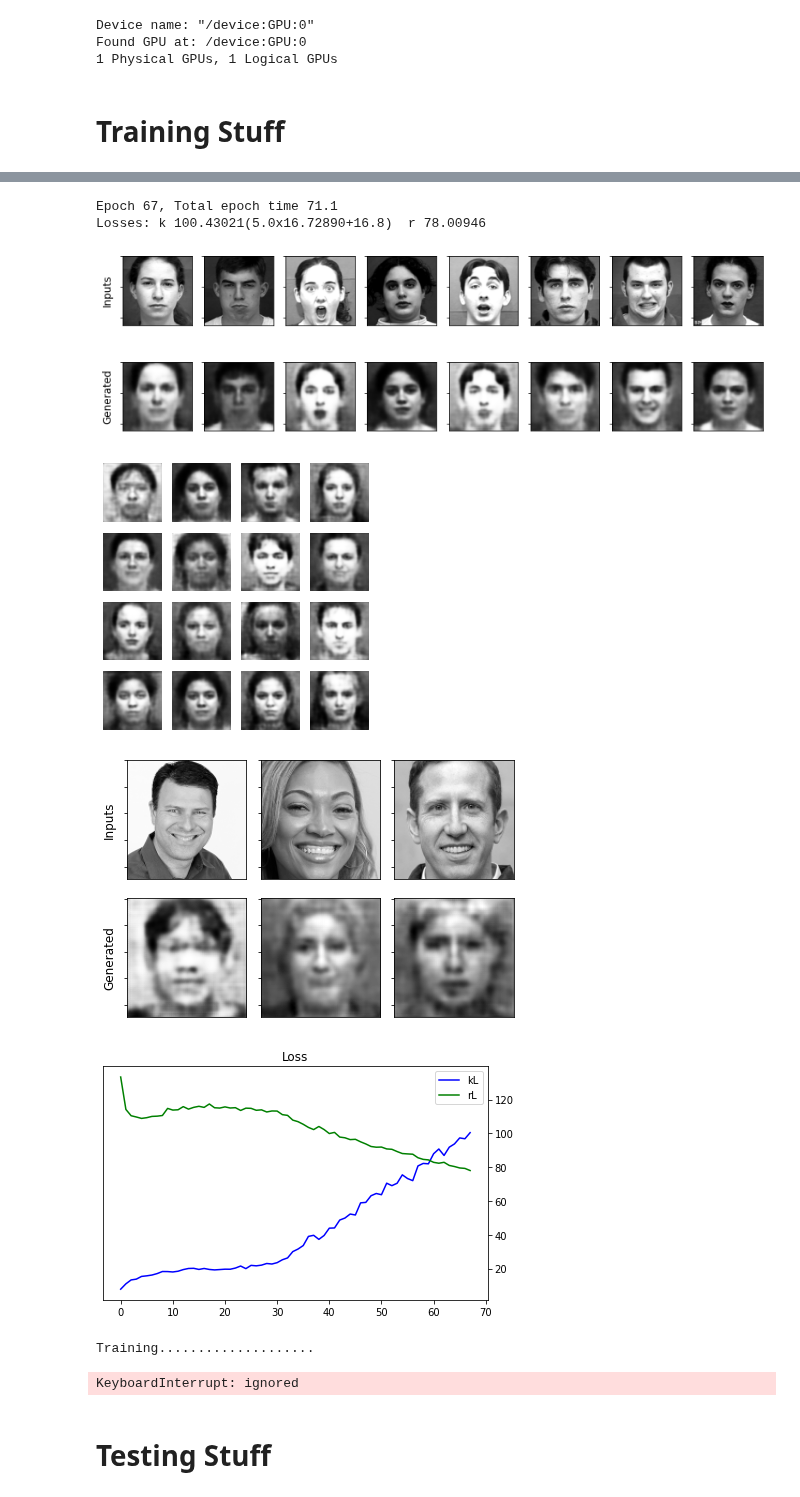
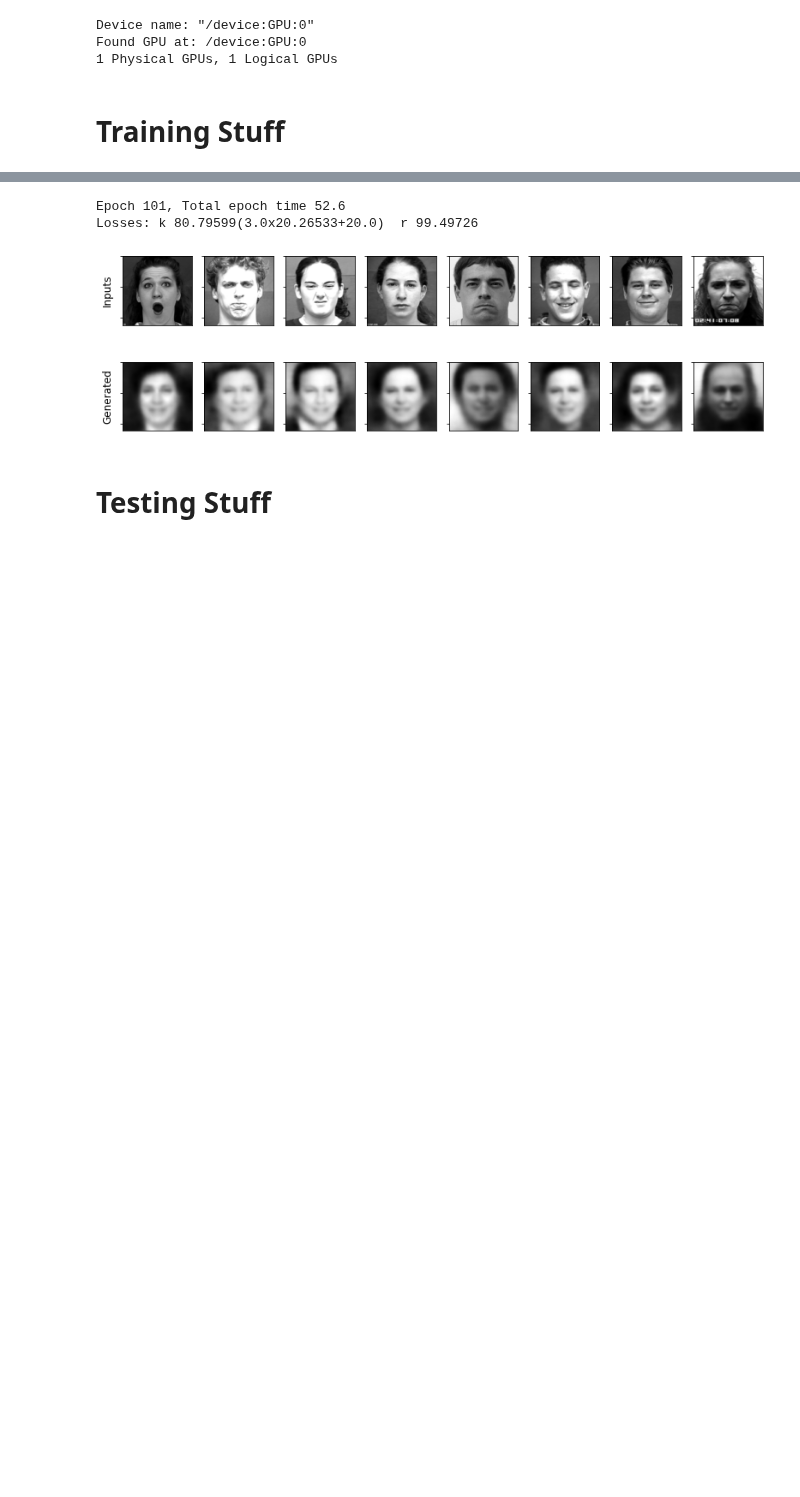
Before and after one commit to willtc111/StoicNet, a Jupyter notebook: Trainer.ipynb, the cells around one changed output, grey strips where cells are left out. Drawn from its saved outputs; the diff is of its cells as text; code cells hidden in the pictures; blank space fills up the shorter version.

```diff
--- a/Trainer.ipynb
+++ b/Trainer.ipynb
@@ -272,11 +293,11 @@ def compute_ALL_loss(enc, dec, x_neutral, x_express, x_other):
 
     return divergenceLoss, reconstructionLoss
 # %%
-epochs = 100
+epochs = 150
 num_examples_to_generate = 16
 
 random_vector_for_generation = tf.random.normal(shape=[num_examples_to_generate, latent_dim])
-random_images_for_generation = [image_features['imageExpressive'] for image_features in parsed_test.take(1)][0][0:num_examples_to_generate]
+random_images_for_generation = [image_features['imageExpressive'] for image_features in parsed_CK_test.take(1)][0][0:num_examples_to_generate]
 
 encoder = Encoder(latent_dim)
 decoder = Decoder(latent_dim)
@@ -424,10 +445,10 @@ def display_feature_changes():
 # %% [markdown]
 # Training Stuff
 # %%
-FRESH = True
+FRESH = False
 if not FRESH:
     load_StoicNet("TEMP_SAVE")
-    startEpoch = 67
+    startEpoch = 100
     print("Training loaded model from epoch {}".format(startEpoch))
 else:
     print("Training a fresh model")
@@ -437,18 +458,19 @@ Training a fresh model
 # %%
 # Wkl (aka beta) weighs KL Divergence loss, limiting encoding capacity
 Wkl = tf.convert_to_tensor(5.0, dtype=tf.float32)
-max_Wkl = 5.0
-Wkl_ramp_start = -1   # Ramps up
+max_Wkl = 3.0
+Wkl_ramp_start = 1   # Ramps up
 Wkl_ramp_end = 15
 
 # C adds capacity to the encoding
 C = tf.convert_to_tensor(0.0, dtype=tf.float32)
-max_C = 25.0
-C_ramp_start = 20   # Ramps up
-C_ramp_end = 70
+max_C = 20.0
+C_ramp_start = 60   # Ramps up
+C_ramp_end = 80
 
 
-# Tried (50, 0), (5,0), (5,~10), (~5,~25), (), ()
+# Tried CK  (50, 0), (5,0), (5,~10), (~5,~25)
+# Tried LFW (~5, ~25), (~3, ~20)
 
 ls = []
 bestLoss = 999999.9
@@ -458,19 +480,17 @@ for epoch in range(startEpoch, epochs):
     print("\nTraining", end="")
 
     batchCounter = 0
-    Wkl = min(max_Wkl, max_Wkl * (max(0, (epoch - Wkl_ramp_start)) / Wkl_ramp_end))
+    Wkl = min(max_Wkl, max_Wkl * (max(0, (epoch - Wkl_ramp_start)) / (Wkl_ramp_end - Wkl_ramp_start)))
     Wkl = tf.convert_to_tensor(Wkl, dtype=tf.float32)
-    C = min(max_C, max_C * (max(0, (epoch - C_ramp_start)) / C_ramp_end))
+    C = min(max_C, max_C * (max(0, (epoch - C_ramp_start)) / (C_ramp_end-C_ramp_start)))
     C = tf.convert_to_tensor(C, dtype=tf.float32)
 
-    for image_features in parsed_train:
-        neutral_raw = image_features['imageNeutral']
-        expressive_raw = image_features['imageExpressive']
-        other_raw = image_features['imageOther']
+    for image_features in parsed_LFW_train:
+        image_raw = image_features['image']
 
         compute_apply_gradients(
             encoder, decoder,
-            neutral_raw, expressive_raw, other_raw,
+            image_raw,
             encOptimizer, decOptimizer,
             Wkl, C)
 
@@ -483,14 +503,12 @@ for epoch in range(startEpoch, epochs):
     batchCounter = 0
     kloss = tf.keras.metrics.Mean()
     rloss = tf.keras.metrics.Mean()
-    for image_features in parsed_test:
-        neutral_raw = image_features['imageNeutral']
-        expressive_raw = image_features['imageExpressive']
-        other_raw = image_features['imageOther']
+    for image_features in parsed_LFW_test:
+        image_raw = image_features['image']
 
         kl, rl = compute_ALL_loss(
             encoder, decoder,
-            neutral_raw, expressive_raw, other_raw)
+            image_raw)
 
         kloss(kl)
         rloss(rl)
@@ -499,42 +517,36 @@ for epoch in range(startEpoch, epochs):
         if batchCounter % 10 == 0:
             print(".", end="")
 
     kl_base = kloss.result().numpy()
     kl = tf.add(tf.math.multiply(kloss.result(), Wkl), C).numpy()
     rl = rloss.result().numpy()
     ls = ls + [(kl, rl)]
 
-    save_StoicNet("TEMP_SAVE")
     end_time = time.time()
 
     # Output
     display.clear_output(wait=False)
     print('Epoch {0}, Total epoch time {1:.1f}'.format(epoch, end_time-start_time))
     print('Losses: k {0:.5f}({1:.1f}x{2:.5f}+{3:.1f})  r {4:.5f}'.format(
             kl, Wkl, kl_base, C, rl))
     display_imgs_ratings(random_images_for_generation)
-    save_images(epoch, random_vector_for_generation)
+    #save_images(epoch, random_vector_for_generation)
     display_novel_images()
     plot_ALL_loss(ls)
 
 
     # Save the model from time to time or if you get a new record (after sufficient training)
     if epoch > 20 and kl + rl < bestLoss:
         bestLoss = kl + rl
         save_StoicNet("TEMP_BEST_MODEL")
         print("*Saved new best*")
-    elif (epoch + 1) % 10 == 0:
+    elif (epoch + 1) % 5 == 0:
         save_StoicNet("TEMP_SAVE")
 
     tf.keras.backend.clear_session()
     start_time = time.time()
 # %% [output]
-Epoch 67, Total epoch time 71.1
-Losses: k 100.43021(5.0x16.72890+16.8)  r 78.00946
+Epoch 101, Total epoch time 52.6
+Losses: k 80.79599(3.0x20.26533+20.0)  r 99.49726
-[figure, old version]
+[figure, new version]
-[figure, removed]
-[figure, removed]
-[figure, removed]
-Training....................
-KeyboardInterrupt: ignored
 # %%
```
Also changed, not shown: parts of 10 cells of this notebook.
